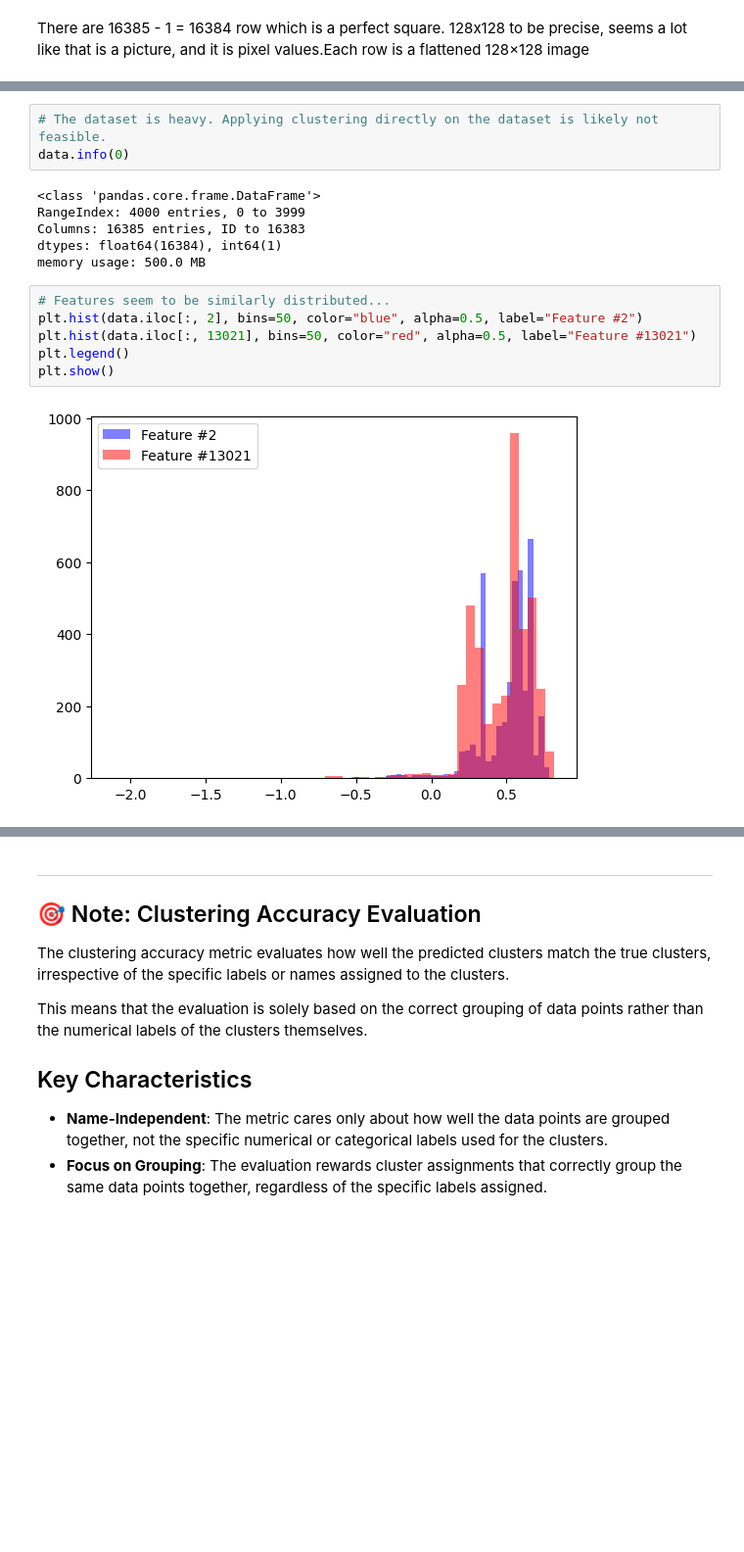
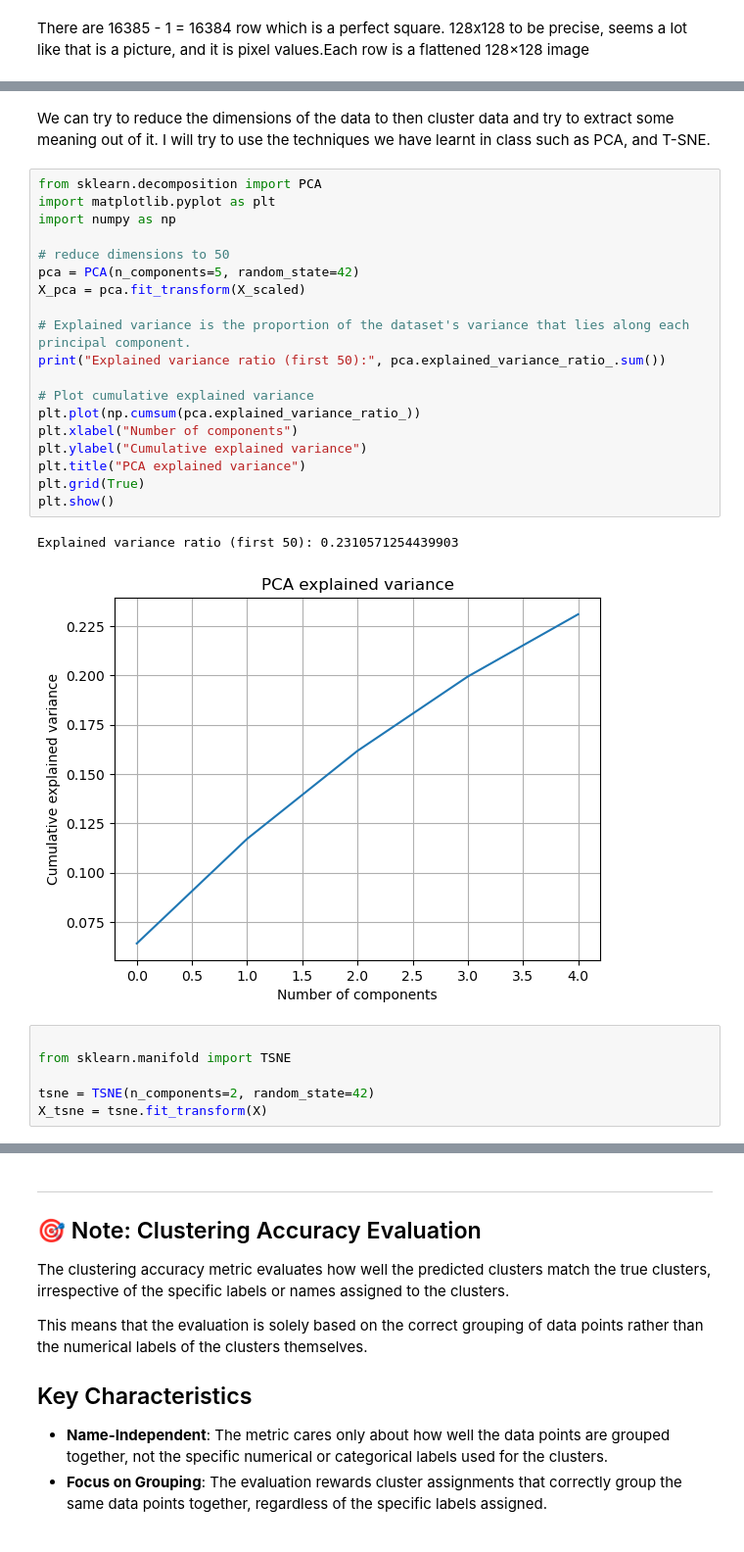
Before and after one commit to smokingkrillz/TDT4172-Introduction-to-Machine-Learning, a Jupyter notebook: Assignment2/Chapter_2.ipynb, the cells around one changed output, grey strips where cells are left out. Shown at 98% size. Cells and saved outputs as stored; diff of their text form; blank space fills up the shorter version.

Commit message:
Looks OK now, started on dimension reduction

```diff
--- a/Assignment2/Chapter_2.ipynb
+++ b/Assignment2/Chapter_2.ipynb
@@ -820,20 +826,33 @@ X shape: (4000, 16384)
-# %%
-# The dataset is heavy. Applying clustering directly on the dataset is likely not feasible.
-data.info(0)
-# %% [output]
-<class 'pandas.core.frame.DataFrame'>
-RangeIndex: 4000 entries, 0 to 3999
-Columns: 16385 entries, ID to 16383
-dtypes: float64(16384), int64(1)
-memory usage: 500.0 MB
-# %%
-# Features seem to be similarly distributed...
-plt.hist(data.iloc[:, 2], bins=50, color="blue", alpha=0.5, label="Feature #2")
-plt.hist(data.iloc[:, 13021], bins=50, color="red", alpha=0.5, label="Feature #13021")
-plt.legend()
-plt.show()
-# %% [output]
-[figure, removed]
+# %% [markdown]
+We can try to reduce the dimensions of the data to then cluster data and try to extract some meaning out of it. I will try to use the techniques we have learnt in class such as PCA, and T-SNE.
+# %%
+from sklearn.decomposition import PCA
+import matplotlib.pyplot as plt
+import numpy as np
+
+# reduce dimensions to 50
+pca = PCA(n_components=5, random_state=42)
+X_pca = pca.fit_transform(X_scaled)
+
+# Explained variance is the proportion of the dataset's variance that lies along each principal component.
+print("Explained variance ratio (first 50):", pca.explained_variance_ratio_.sum())
+
+# Plot cumulative explained variance
+plt.plot(np.cumsum(pca.explained_variance_ratio_))
+plt.xlabel("Number of components")
+plt.ylabel("Cumulative explained variance")
+plt.title("PCA explained variance")
+plt.grid(True)
+plt.show()
+# %% [output]
+Explained variance ratio (first 50): 0.2310571254439903
+[figure, added]
+# %%
+
+from sklearn.manifold import TSNE
+
+tsne = TSNE(n_components=2, random_state=42)
+X_tsne = tsne.fit_transform(X)
 # %%
 # To check your clustering, you need to assign the predicted cluster ids and submit it as a CSV file. The submission should be a CSV file with two columns: ID and cluster.
 # The ID column should contain the ID of the data point, and the cluster column should contain the cluster ID that the data point belongs to.
```
Also changed, not shown: parts of 23 cells of this notebook.
